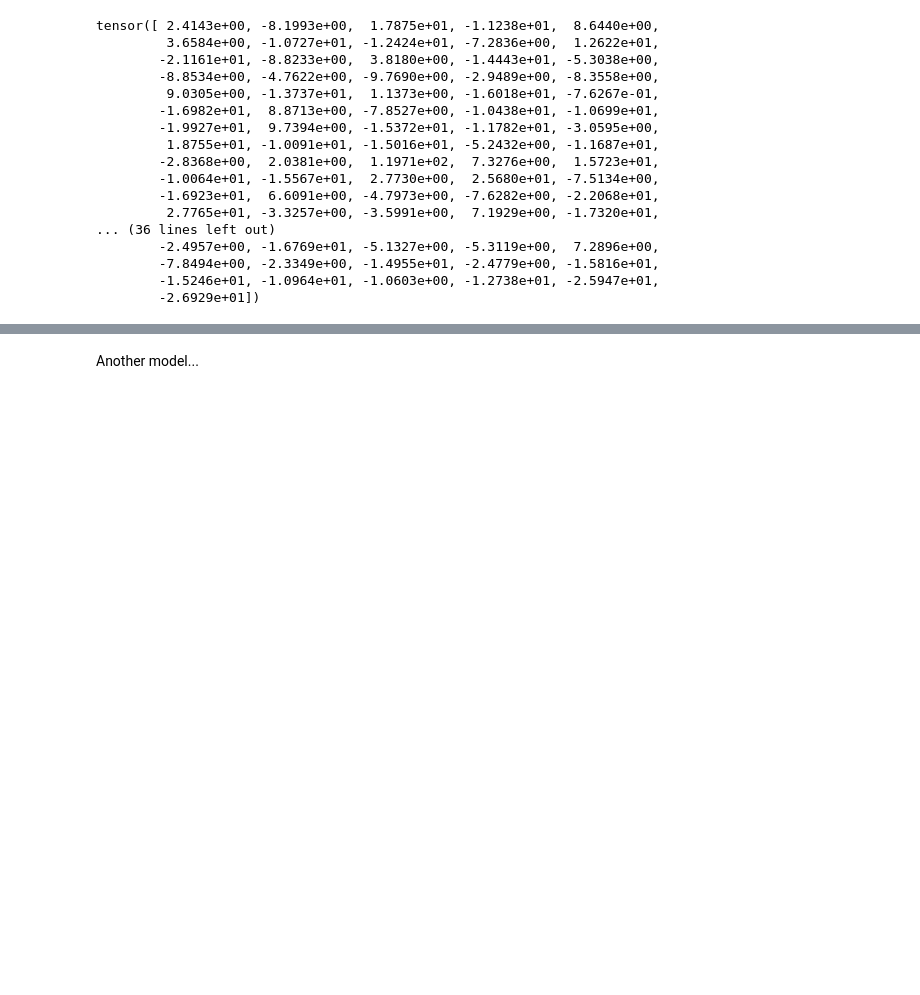
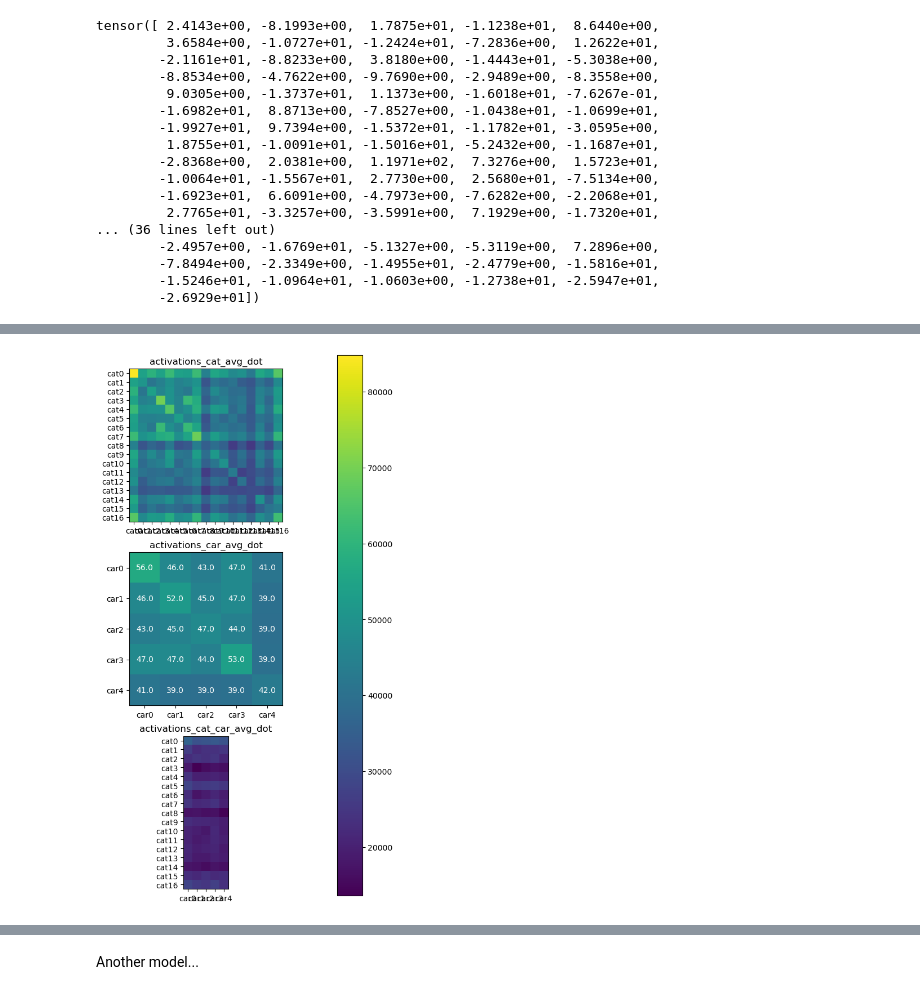
Before and after one commit to lauraaisling/sw-interpretability, a Jupyter notebook: scripts/2 Model Activations.ipynb, the cells around one changed output, grey strips where cells are left out. Drawn from its saved outputs; the diff is of its cells as text; code cells hidden in the pictures; blank space fills up the shorter version.

```diff
--- a/scripts/2 Model Activations.ipynb
+++ b/scripts/2 Model Activations.ipynb
@@ -451,0 +484,36 @@ plt.plot(activations_car_convavg[0]) # 42 peak
+# %%
+cat = [f"cat{i}" for i in range(len(activations_cat_avg_dot_dict[layer]))]
+car = [f"car{i}" for i in range(len(activations_car_avg_dot_dict[layer]))]
+
+min_dot = min(np.amin(activations_cat_avg_dot_dict[layer]), np.amin(activations_car_avg_dot_dict[layer]), np.amin(activations_cat_car_avg_dot_dict[layer]))
+max_dot = max(np.amax(activations_cat_avg_dot_dict[layer]), np.amax(activations_car_avg_dot_dict[layer]), np.amax(activations_cat_car_avg_dot_dict[layer]))
+
+fig, axs = plt.subplots(3,1,figsize=(6, 12))
+
+im1 = axs[0].imshow(activations_cat_avg_dot_dict[layer], cmap='viridis', interpolation='nearest', vmin=min_dot, vmax=max_dot)
+axs[0].set_xticks(np.arange(len(activations_cat_avg_dot_dict[layer])), labels=cat)
+axs[0].set_yticks(np.arange(len(activations_cat_avg_dot_dict[layer])), labels=cat)
+axs[0].set_title("activations_cat_avg_dot")
+
+im2 = axs[1].imshow(activations_car_avg_dot_dict[layer], cmap='viridis', interpolation='nearest', vmin=min_dot, vmax=max_dot)
+axs[1].set_xticks(np.arange(len(activations_car_avg_dot_dict[layer])), labels=car)
+axs[1].set_yticks(np.arange(len(activations_car_avg_dot_dict[layer])), labels=car)
+axs[1].set_title("activations_car_avg_dot")
+for i in range(len(activations_car_avg_dot_dict[layer])):
+    for j in range(len(activations_car_avg_dot_dict[layer])):
+        text = axs[1].text(j, i, activations_car_avg_dot_dict[layer][i, j]//1000,
+                       ha="center", va="center", color="w")
+
+im2 = axs[2].imshow(activations_cat_car_avg_dot_dict[layer], cmap='viridis', interpolation='nearest', vmin=min_dot, vmax=max_dot)
+axs[2].set_xticks(np.arange(len(activations_car_avg_dot_dict[layer])), labels=car)
+axs[2].set_yticks(np.arange(len(activations_cat_avg_dot_dict[layer])), labels=cat)
+axs[2].set_title("activations_cat_car_avg_dot")
+
+plt.subplots_adjust(right=0.8)
+cbar_ax = plt.axes([0.85, 0.1, 0.075, 0.8])
+plt.colorbar(mappable=(im1), cax=cbar_ax)
+# cbar_ax = fig.add_axes([0.85, 0.15, 0.05, 0.7])
+
+plt.show()
+# %% [output]
+[figure, added]
```
Also changed, not shown: parts of 35 cells of this notebook.
